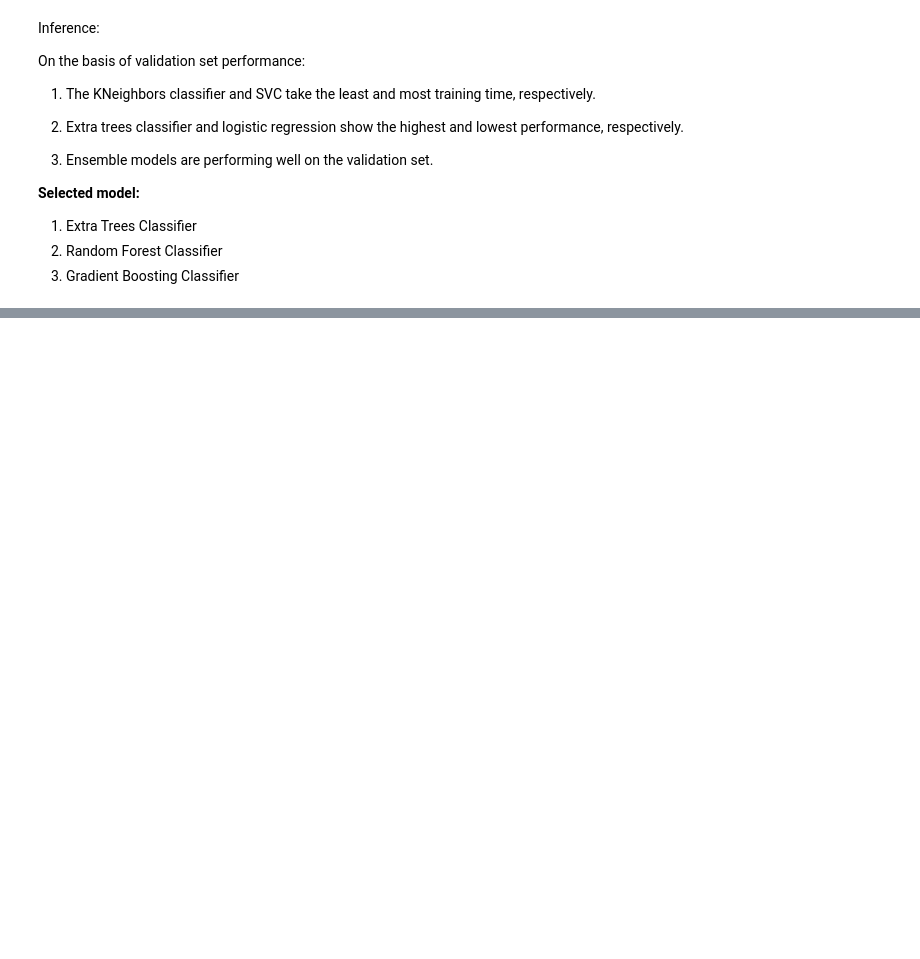
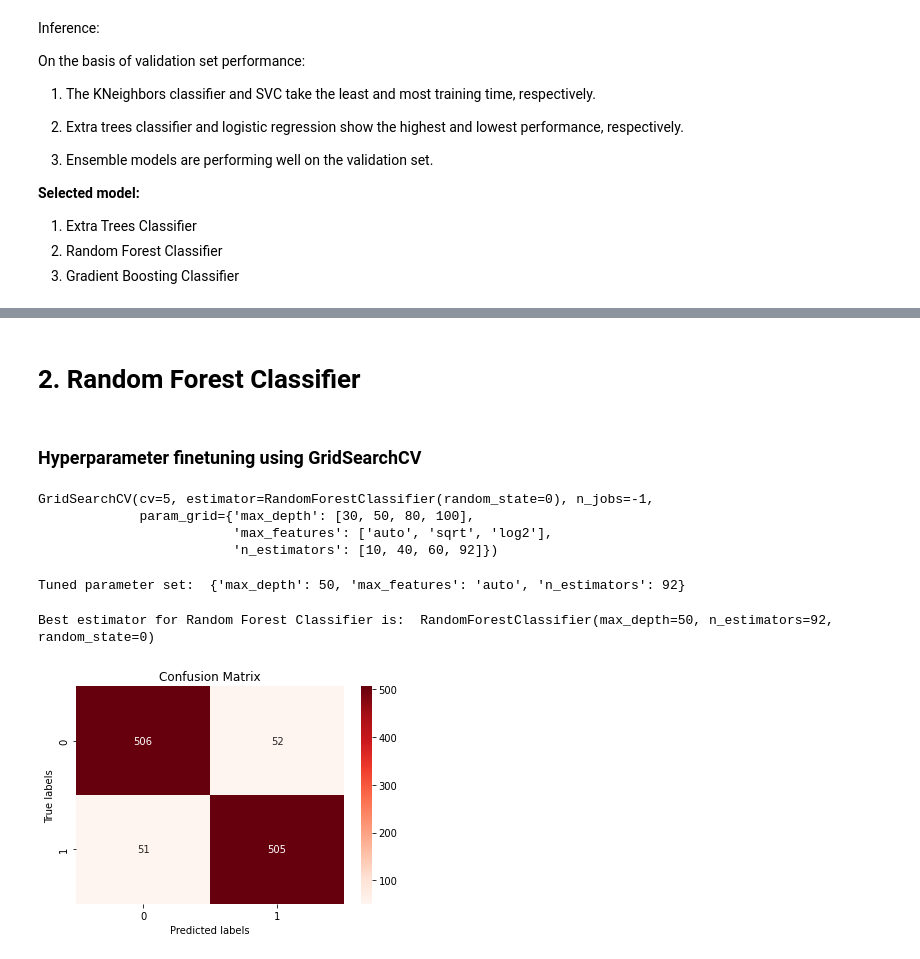
Before and after one commit to Akshadanair/Cardiovascular-Risk-Prediction, a Jupyter notebook: Cardiovascular_Risk_Prediction.ipynb, the cells around one changed output, grey strips where cells are left out. Saved outputs shown, nothing was run; the diff lists cells and outputs as text; code cells hidden in the pictures; blank space fills up the shorter version.

```diff
--- a/Cardiovascular_Risk_Prediction.ipynb
+++ b/Cardiovascular_Risk_Prediction.ipynb
@@ -919,0 +1132,47 @@ compiled = pd.DataFrame(columns = ["Classifier", "Accuracy", "Precision",
+# %% [markdown]
+# **2. Random Forest Classifier**
+# %% [markdown]
+### **Hyperparameter finetuning using GridSearchCV**
+# %%
+#create the base model to tune
+rfc = RandomForestClassifier(random_state = 0)
+
+#Parameter Grid
+param_grid_rfc = {'n_estimators' : [10, 40, 60, 92],
+                  'max_depth' : [30, 50, 80, 100],
+                  'max_features' : ['auto', 'sqrt', 'log2']
+                  }
+
+#Instantiate the grid search model
+rfc_cv = GridSearchCV(estimator = rfc, param_grid = param_grid_rfc, cv = 5, n_jobs = -1)
+rfc_cv.fit(X_train, y_train)
+# %% [output]
+GridSearchCV(cv=5, estimator=RandomForestClassifier(random_state=0), n_jobs=-1,
+             param_grid={'max_depth': [30, 50, 80, 100],
+                         'max_features': ['auto', 'sqrt', 'log2'],
+                         'n_estimators': [10, 40, 60, 92]})
+# %%
+#Tuned parameter set for Random Forest Classifier
+print("Tuned parameter set: ", rfc_cv.best_params_)
+# %% [output]
+Tuned parameter set:  {'max_depth': 50, 'max_features': 'auto', 'n_estimators': 92}
+# %%
+#Best estimator for Random Forest Classifier
+print("Best estimator for Random Forest Classifier is: ", rfc_cv.best_estimator_)
+# %% [output]
+Best estimator for Random Forest Classifier is:  RandomForestClassifier(max_depth=50, n_estimators=92, random_state=0)
+# %%
+#create confusion matrix
+cm = confusion_matrix(y_val, rfc_cv.best_estimator_.predict(X_val))
+
+#create heatmap
+ax= plt.subplot()
+sns.heatmap(cm, annot=True, cmap="Reds", fmt='g',ax = ax)
+
+#To display the title, xlabel and ylabel of confusion matrix
+ax.set_title('Confusion Matrix')
+ax.set_xlabel('Predicted labels')
+ax.set_ylabel('True labels')
+plt.show()
+# %% [output]
+[figure, added]
```
Also changed, not shown: parts of 80 cells of this notebook.
